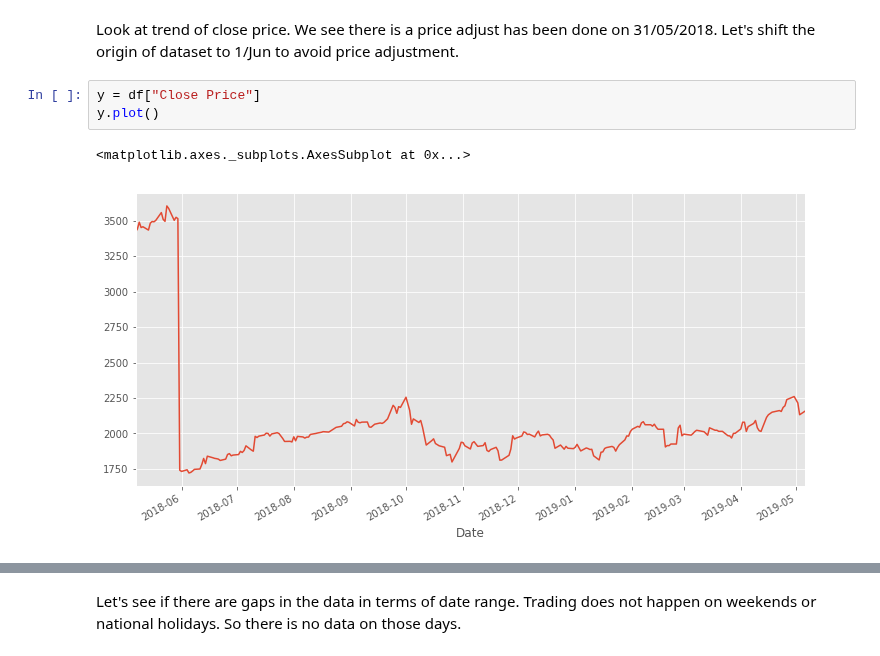
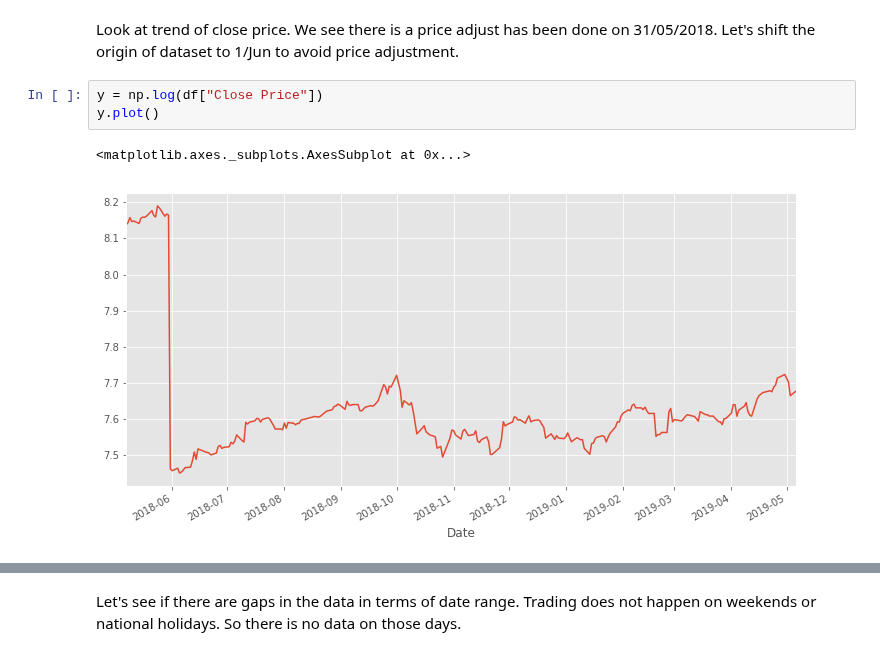
Before and after one commit to abulbasar/machine-learning, a Jupyter notebook: Time Series - Stock Price Forecast using ARIMA.ipynb, the cells around one changed output, grey strips where cells are left out. Cells and saved outputs as stored; diff of their text form.

```diff
--- a/Time Series - Stock Price Forecast using ARIMA.ipynb
+++ b/Time Series - Stock Price Forecast using ARIMA.ipynb
@@ -65,8 +65,8 @@ DatetimeIndex(['2018-05-07', '2018-05-08', '2018-05-09', '2018-05-10',
 # %% [markdown]
 Look at trend of close price. We see there is a price adjust has been done on 31/05/2018. Let's shift the origin of dataset to 1/Jun to avoid price adjustment.
 # %%
-y = df["Close Price"]
+y = np.log(df["Close Price"])
 y.plot()
 # %% [output]
 <matplotlib.axes._subplots.AxesSubplot at 0x...>
-[figure, old version]
+[figure, new version]
```
Also changed, not shown: parts of 24 cells of this notebook, 2 other files.
